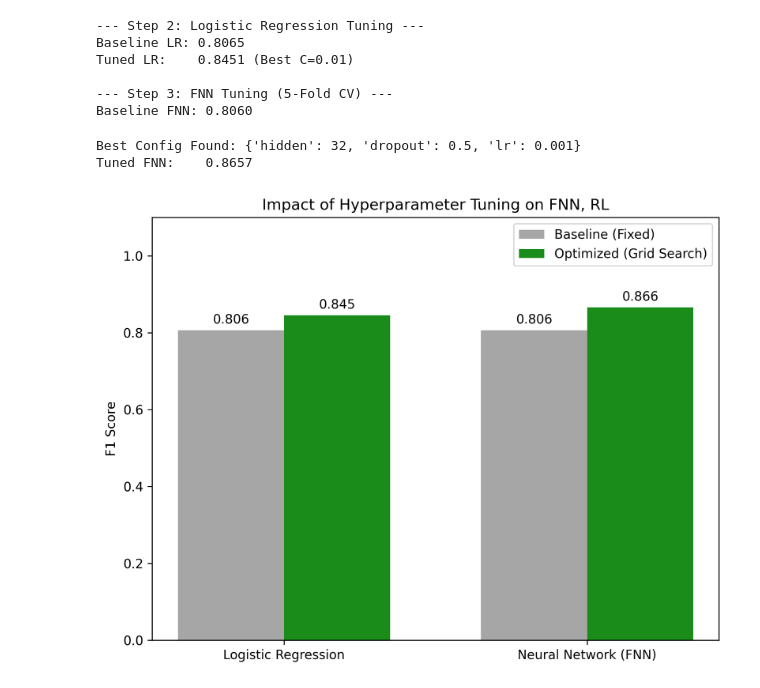
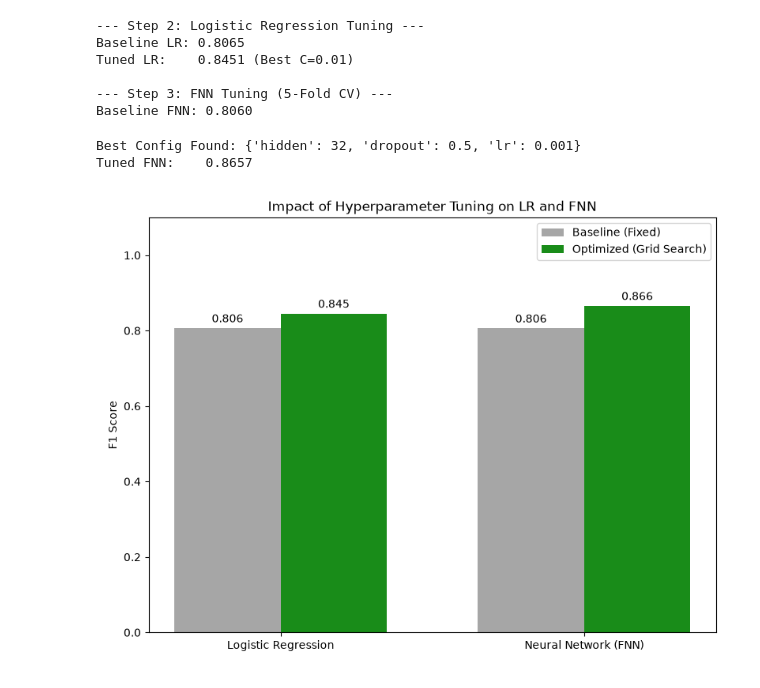
Before and after one commit to syedshubha/ShadowTomography, a Jupyter notebook: notebooks/hyperparameter_tuning.ipynb, the cells around one changed output. Cells and saved outputs as stored; diff of their text form; code cells hidden in the pictures.

Commit message:
Regenerate stability figure and fix chart labels

```diff
--- a/notebooks/hyperparameter_tuning.ipynb
+++ b/notebooks/hyperparameter_tuning.ipynb
@@ -196,33 +196,33 @@ width = 0.35
 fig, ax = plt.subplots(figsize=(8, 6), dpi=300)
 rects1 = ax.bar(x - width/2, base_scores, width, label='Baseline (Fixed)', color='gray', alpha=0.7)
 rects2 = ax.bar(x + width/2, tuned_scores, width, label='Optimized (Grid Search)', color='green', alpha=0.9)
 
 ax.set_ylabel('F1 Score')
-ax.set_title('Impact of Hyperparameter Tuning on FNN, RL')
+ax.set_title('Impact of Hyperparameter Tuning on LR and FNN')
 ax.set_xticks(x)
 ax.set_xticklabels(methods)
 ax.set_ylim(0, 1.1)
 ax.legend()
 
 def autolabel(rects):
     for rect in rects:
         height = rect.get_height()
         ax.annotate(f'{height:.3f}',
                     xy=(rect.get_x() + rect.get_width() / 2, height),
                     xytext=(0, 3), textcoords="offset points",
                     ha='center', va='bottom')
 
 autolabel(rects1)
 autolabel(rects2)
-plt.savefig('FNN_RL.png', dpi=1000)
+plt.savefig('../figures/hyperparameter_tuning.png', dpi=250)
 plt.show()
 # %% [output]
 --- Step 2: Logistic Regression Tuning ---
 Baseline LR: 0.8065
 Tuned LR:    0.8451 (Best C=0.01)
 
 --- Step 3: FNN Tuning (5-Fold CV) ---
 Baseline FNN: 0.8060
 Best Config Found: {'hidden': 32, 'dropout': 0.5, 'lr': 0.001}
 Tuned FNN:    0.8657
-[figure, old version]
+[figure, new version]
```
Also changed, not shown: 5 other files.
